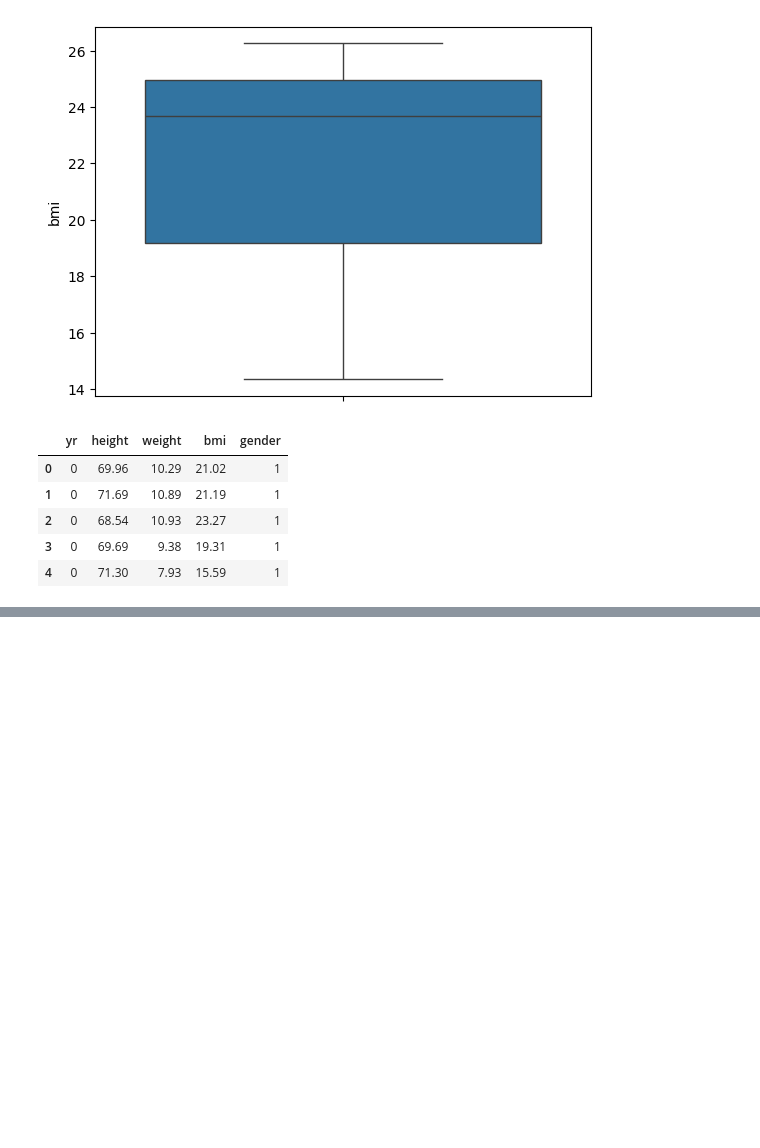
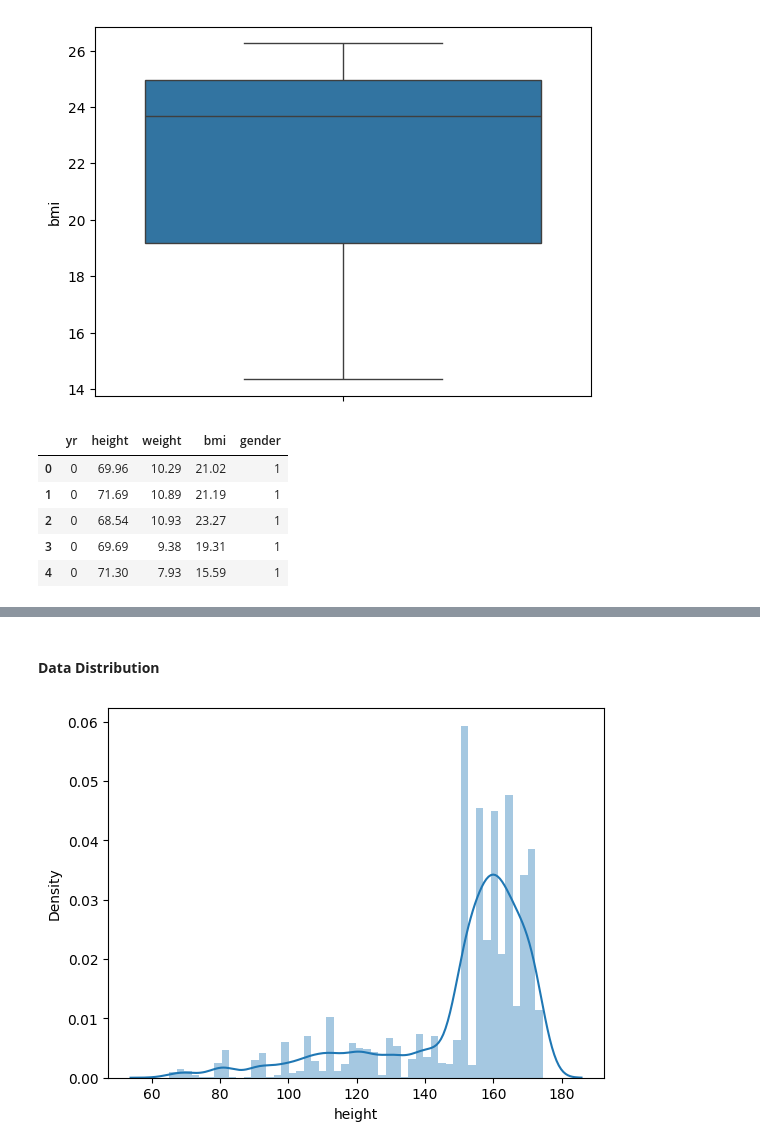
Before and after one commit to saadkhalidabbasi/EDA-Projects, a Jupyter notebook: Taiwan_height_and_weight_sampling_data.ipynb, the cells around one changed output, grey strips where cells are left out. Cells and saved outputs as stored; diff of their text form; code cells hidden in the pictures; blank space fills up the shorter version.

```diff
--- a/Taiwan_height_and_weight_sampling_data.ipynb
+++ b/Taiwan_height_and_weight_sampling_data.ipynb
@@ -203,0 +223,7 @@ fig.show()
+# %% [markdown]
+#### **Data Distribution**
+# %%
+sns.distplot(df["height"])
+plt.show()
+# %% [output]
+[figure, added]
```
Also changed, not shown: parts of 5 cells of this notebook.
